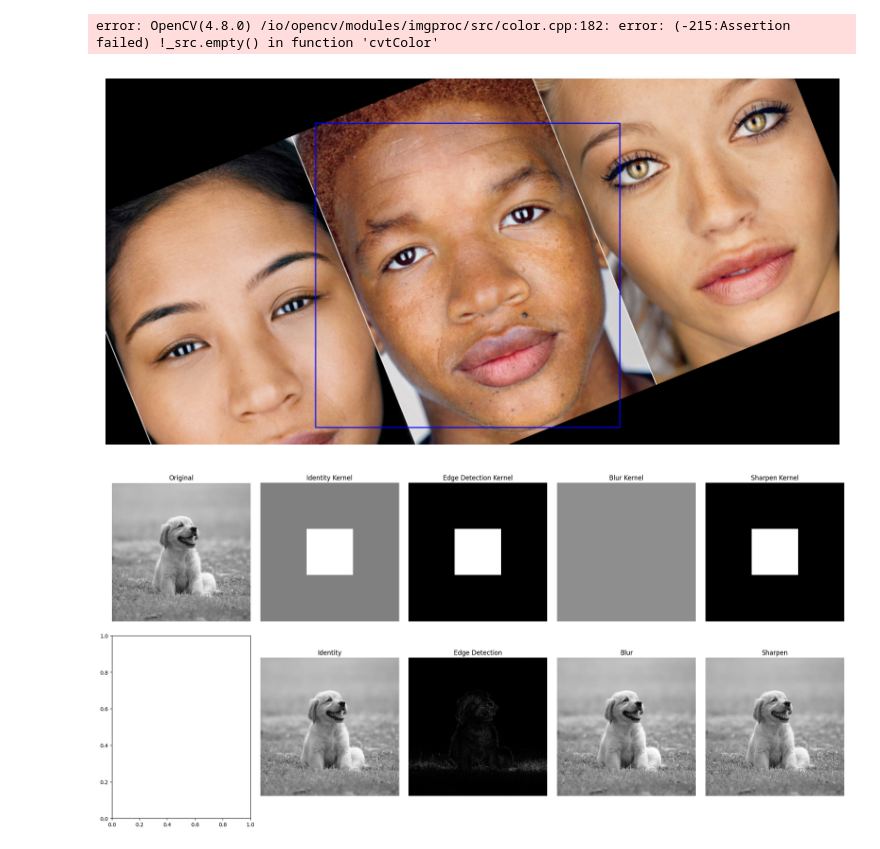
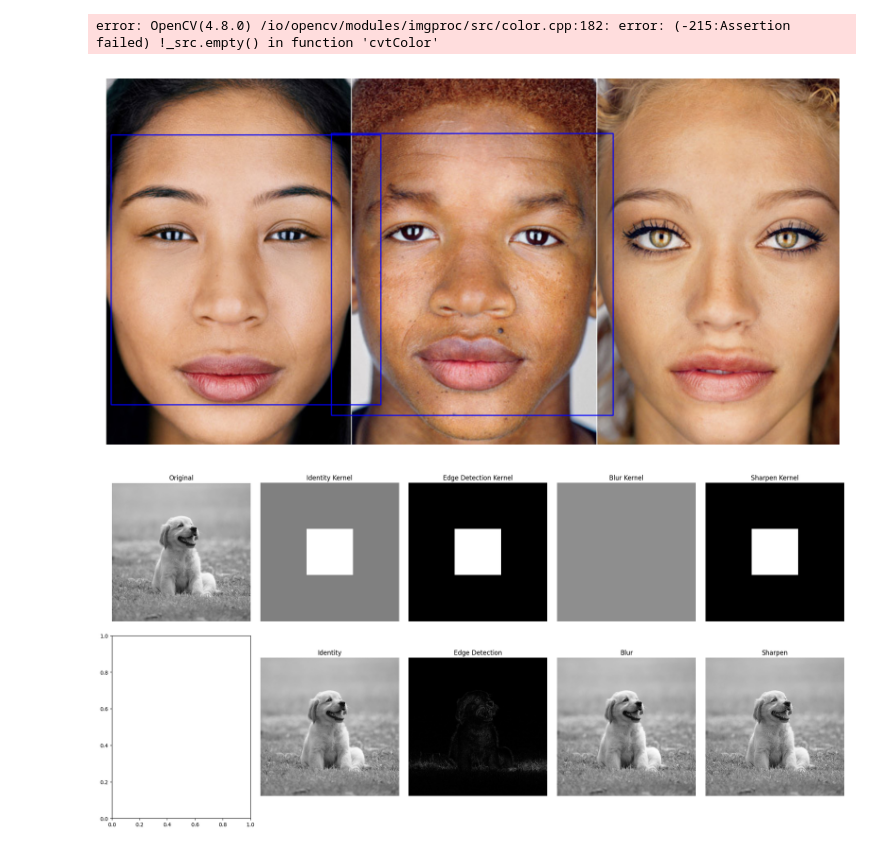
Before and after one commit to egorgrinevich/TMS_projects, a Jupyter notebook: Lesson_33.ipynb, the cells around one changed output. Drawn from its saved outputs; the diff is of its cells as text; code cells hidden in the pictures.

```diff
--- a/Lesson_33.ipynb
+++ b/Lesson_33.ipynb
@@ -297,31 +297,31 @@ error: OpenCV(4.8.0) /io/opencv/modules/imgproc/src/color.cpp:182: error: (-215:
 # %%
 # Загрузка изображения
 image = cv2.imread('Face.jpg')
 
-angle = 22# угол вращения в градусах
+angle = 0# угол вращения в градусах
 image = rotate_image(image, angle)
 
 
 gray = cv2.cvtColor(image, cv2.COLOR_BGR2GRAY)
 
 
 # Загрузка предварительно обученного каскада Хаара для детектирования лиц
 face_cascade = cv2.CascadeClassifier(cv2.data.haarcascades + 'haarcascade_frontalface_default.xml')
 
 # Детектирование лиц на изображении
 faces = face_cascade.detectMultiScale(gray, scaleFactor=1.1, minNeighbors=5, minSize=(30, 30))
 
 # Рисуем прямоугольники вокруг обнаруженных лиц
 for (x, y, w, h) in faces:
     cv2.rectangle(image, (x, y), (x+w, y+h), (255, 0, 0), 2)
 
 # Отображение результата с помощью matplotlib
 plt.figure(figsize=(10,10))
 plt.imshow(cv2.cvtColor(image, cv2.COLOR_BGR2RGB))
 plt.axis('off')  # Отключаем оси координат
 plt.show()
 # %% [output]
-[figure, old version]
+[figure, new version]
 # %%
 # Инициализация видеопотока с веб-камеры (обычно веб-камера имеет индекс 0)
 cap = cv2.VideoCapture(0)
```
Also changed, not shown: parts of 1 cell of this notebook, 15 other files.
